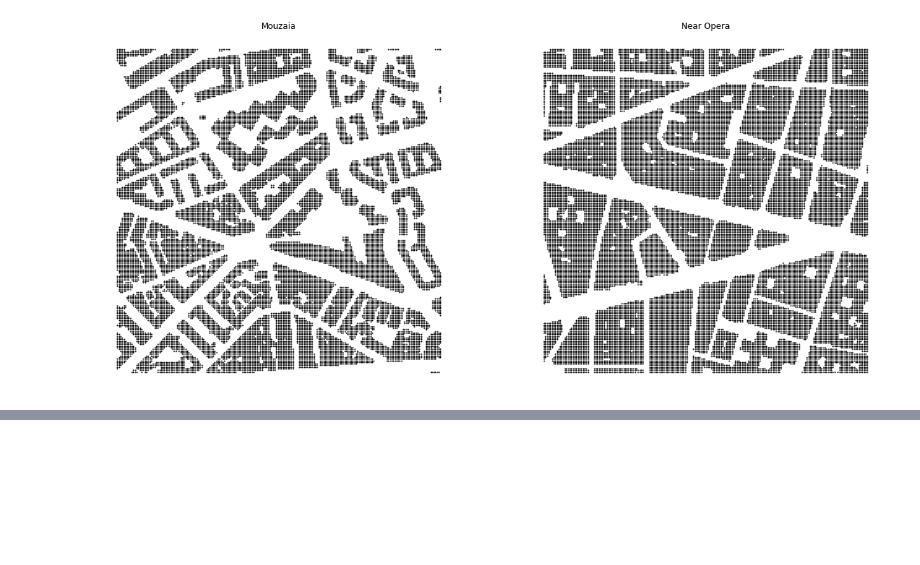
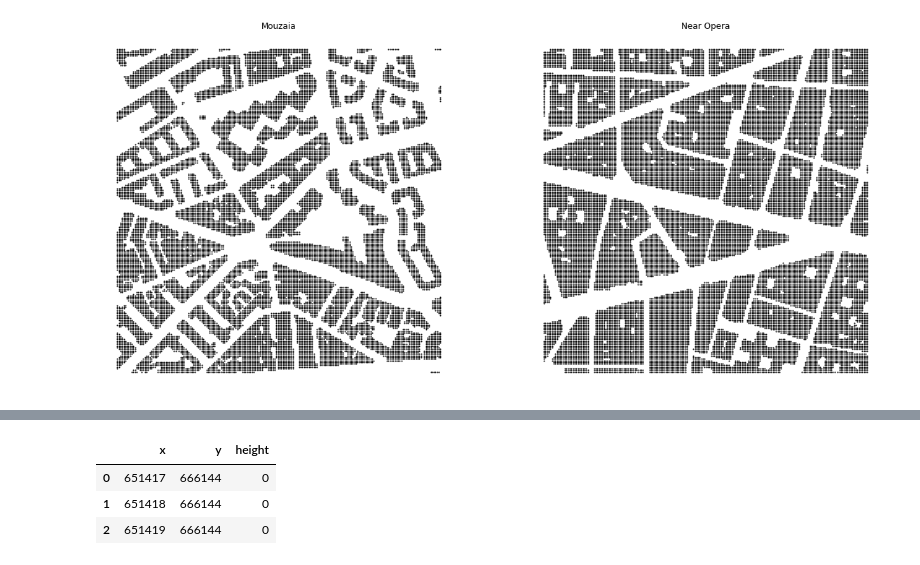
Before and after one commit to fsemecurbe/geography_examples, a Jupyter notebook: vector_to_raster.ipynb, the cells around one changed output, grey strips where cells are left out. Drawn from its saved outputs; the diff is of its cells as text; code cells hidden in the pictures; blank space fills up the shorter version.

Commit message:
add height

```diff
--- a/vector_to_raster.ipynb
+++ b/vector_to_raster.ipynb
@@ -141,0 +176,16 @@ ax[1].set_axis_off()
+# %%
+points_h = pd.concat(temp)
+# %%
+points_h = points_h.groupby(['x', 'y'], as_index=False)['height'].max()
+# %%
+points_h.height = points_h.height.astype(int)
+# %%
+points_h.x = points.x.astype(int)
+points_h.y = points.y.astype(int)
+# %%
+points_h.head(3)
+# %% [output]
+|  | x | y | height |
+| 0 | 651417 | 666144 | 0 |
+| 1 | 651418 | 666144 | 0 |
+| 2 | 651419 | 666144 | 0 |
```
Also changed, not shown: parts of 6 cells of this notebook.
